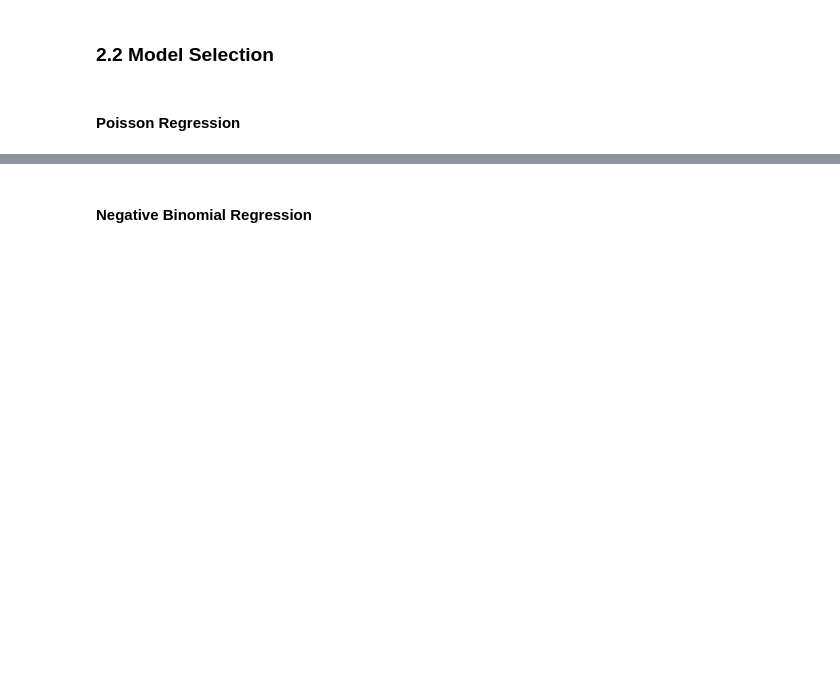
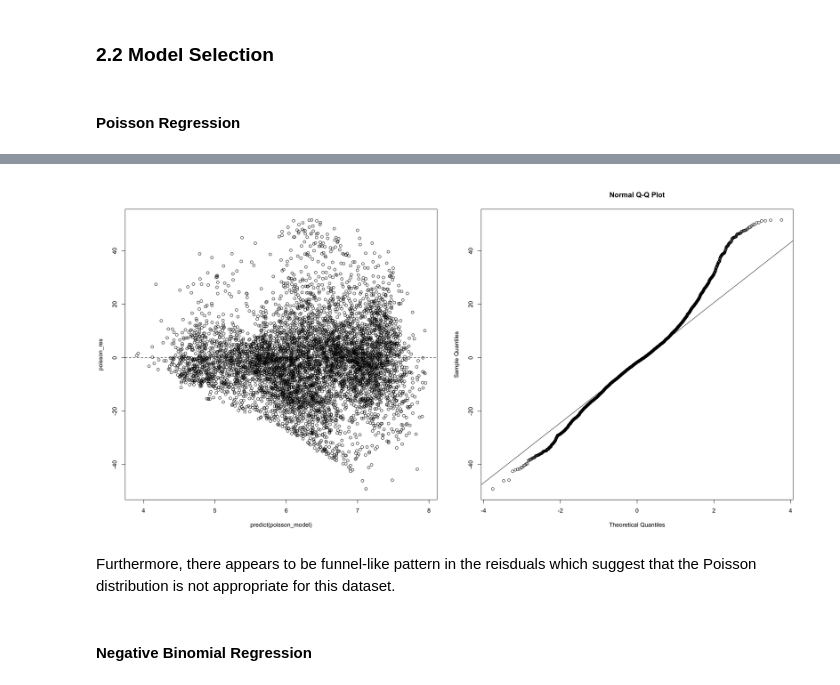
Before and after one commit to xiaohu1122/538A_project, a Jupyter notebook: 538A_Final_Project.ipynb, the cells around one changed output, grey strips where cells are left out. Cells and saved outputs as stored; diff of their text form; code cells hidden in the pictures; blank space fills up the shorter version.

Commit message:
poisson model

```diff
--- a/538A_Final_Project.ipynb
+++ b/538A_Final_Project.ipynb
@@ -161,0 +186,6 @@ A data.frame: 6 × 12
+# %%
+poisson_model <- glm(formula = count~hour + temp + humidity + windspeed + visibility + solar + snow + seasons + holiday+month,
+                     family = "poisson",
+                     data = bike_training)
+tidy(poisson_model)
+glance(poisson_model)
@@ -162,3 +231,17 @@ A data.frame: 6 × 12
+# %%
+ # Residual plots
+{options(repr.plot.width=20, repr.plot.height=10)
+par(mfrow=c(1,2))
+poisson_res <- residuals(poisson_model, type="deviance")
+plot(predict(poisson_model), poisson_res)
+abline(h=0, lty=2)
+qqnorm(poisson_res)
+qqline(poisson_res)
+}
+# %% [output]
+[figure, added]
+# %% [markdown]
+Furthermore, there appears to be funnel-like pattern in the reisduals which suggest that the Poisson distribution is not appropriate for this dataset.
 # %% [markdown]
 #### Negative Binomial Regression
 # %% [markdown]
```
Also changed, not shown: parts of 9 cells of this notebook.
